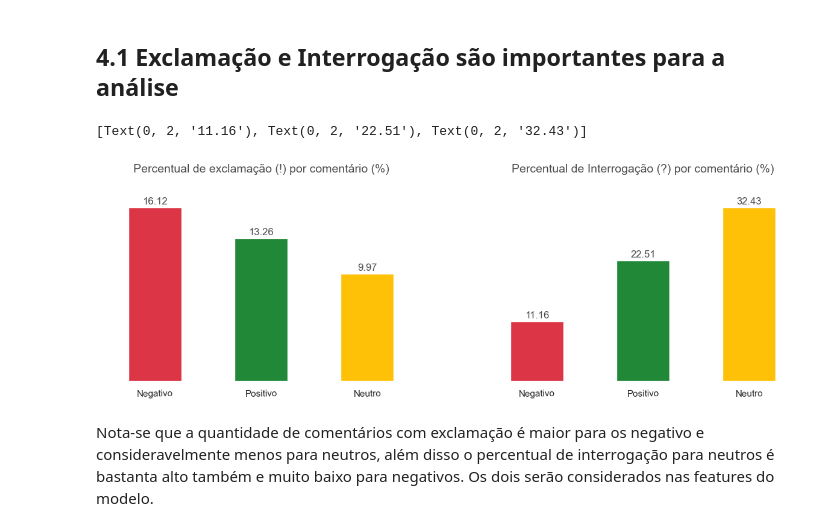
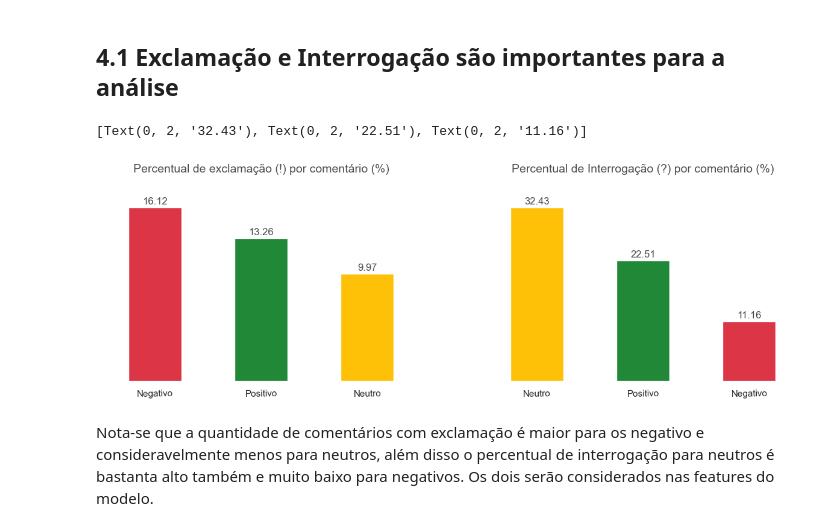
Before and after one commit to ErycM/electronics-sentiment-analysis-on-youtube-comments, a Jupyter notebook: youtube-comments-types-analysis-complete-review.ipynb, the cells around one changed output. Saved outputs shown, nothing was run; the diff lists cells and outputs as text; code cells hidden in the pictures.

```diff
--- a/youtube-comments-types-analysis-complete-review.ipynb
+++ b/youtube-comments-types-analysis-complete-review.ipynb
@@ -272,37 +272,37 @@ exclamation = df['final_type'].loc[df['comment'].str.find('!') != -1].value_coun
 exclamation = pd.DataFrame([round(exclamation[-1],2),round(exclamation[1],2),round(exclamation[0],2)], index=['Negativo', 'Positivo', 'Neutro'])
 
 interrogation = df['final_type'].loc[df['comment'].str.find('?') != -1].value_counts()/df['final_type'].value_counts()*100
-interrogation = pd.DataFrame([round(interrogation[-1],2),round(interrogation[1],2),round(interrogation[0],2)], index=['Negativo', 'Positivo', 'Neutro'])
+interrogation = pd.DataFrame([round(interrogation[0],2),round(interrogation[1],2),round(interrogation[-1],2)], index=['Neutro', 'Positivo', 'Negativo'])
 
 exclamation[0].plot.bar(
     # color=['#dc3545','#ffc107','#218838'],
     color=['#dc3545','#218838','#ffc107'],
     ax=ax[0],
     rot=1)
 
 interrogation[0].plot.bar(
     # color=['#dc3545','#ffc107','#218838'],
-    color=['#dc3545','#218838','#ffc107'],
+    color=['#ffc107','#218838','#dc3545'],
     ax=ax[1],
     rot=1)
 
 ax[0].get_yaxis().set_ticks([])
 ax[0].grid(False)
 
 ax[1].get_yaxis().set_ticks([])
 ax[1].grid(False)
 
 ax[0].set(frame_on=False)
 ax[1].set(frame_on=False)
 
 ax[0].set_title("Percentual de exclamação (!) por comentário (%)", fontsize=14, color='#4f4e4e', y=1.12)
 ax[0].bar_label(ax[0].containers[0], padding=2, fontsize=12, color='#4f4e4e')
 
 ax[1].set_title("Percentual de Interrogação (?) por comentário (%)", fontsize=14, color='#4f4e4e', y=1.12)
 ax[1].bar_label(ax[1].containers[0], padding=2, fontsize=12, color='#4f4e4e')
 # %% [output]
-[Text(0, 2, '11.16'), Text(0, 2, '22.51'), Text(0, 2, '32.43')]
+[Text(0, 2, '32.43'), Text(0, 2, '22.51'), Text(0, 2, '11.16')]
-[figure, old version]
+[figure, new version]
 # %% [markdown]
 Nota-se que a quantidade de comentários com exclamação é maior para os negativo e consideravelmente menos para neutros, além disso o percentual de interrogação para neutros é bastanta alto também e muito baixo para negativos. Os dois serão considerados nas features do modelo.
 # %% [markdown]
```
Also changed, not shown: 3 other files.
